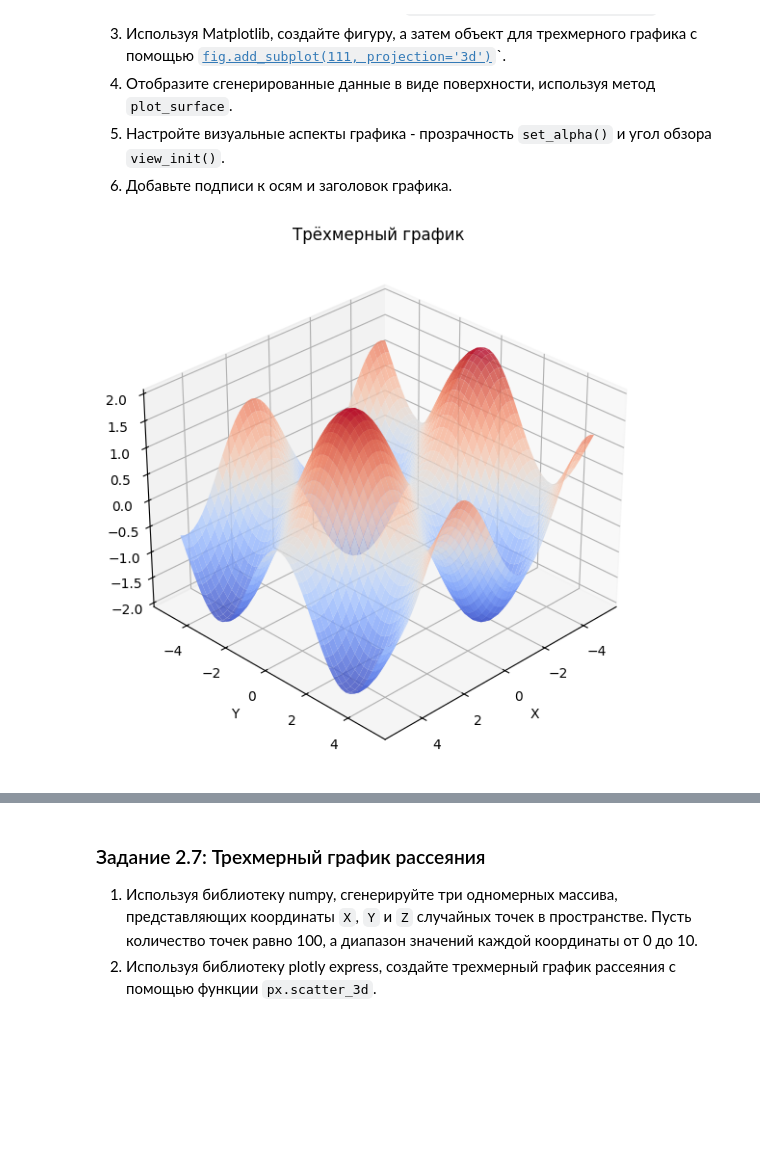
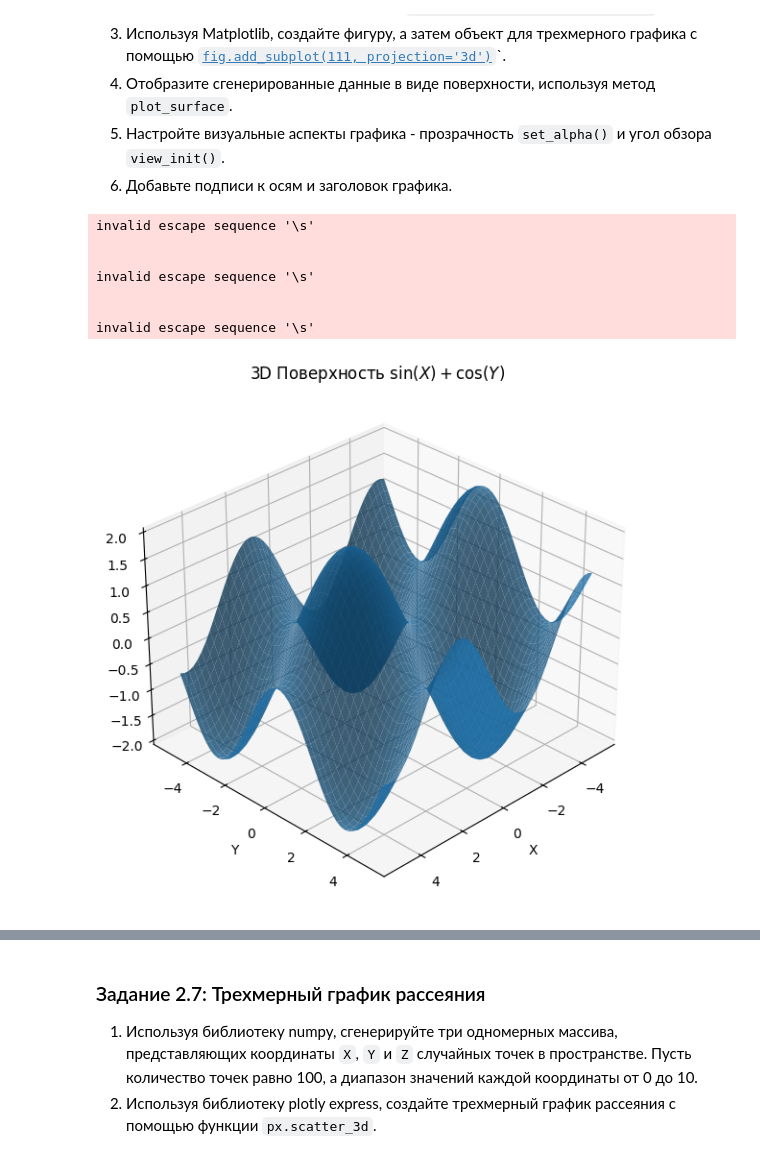
Before and after one commit to fruct49/ml_practice, a Jupyter notebook: "Практическая_работа_№3_Matplotlib_Plotly_ipynb".ipynb, the cells around one changed output, grey strips where cells are left out. Drawn from its saved outputs; the diff is of its cells as text; code cells hidden in the pictures; blank space fills up the shorter version.

```diff
--- a/"Практическая_работа_№3_Matplotlib_Plotly_ipynb".ipynb
+++ b/"Практическая_работа_№3_Matplotlib_Plotly_ipynb".ipynb
@@ -371,23 +364,30 @@ plt.show()
 # %%
 from mpl_toolkits.mplot3d import Axes3D
 
 x = np.linspace(-5, 5, 50)
 y = np.linspace(-5, 5, 50)
 X, Y = np.meshgrid(x, y)
 Z = np.sin(X) + np.cos(Y)
 
 fig = plt.figure(figsize=(10, 7))
 ax = fig.add_subplot(111, projection='3d')
-surf = ax.plot_surface(X, Y, Z, cmap='coolwarm', alpha=0.8)
+surf = ax.plot_surface(X, Y, Z, alpha=0.8)
 
 ax.set_xlabel('X')
 ax.set_ylabel('Y')
 ax.set_zlabel('Z')
-ax.set_title('Трёхмерный график')
+ax.set_title('3D Поверхность $\sin(X) + \cos(Y)$')
 ax.view_init(elev=30, azim=45)
 plt.show()
 # %% [output]
+invalid escape sequence '\s'
+
+
+invalid escape sequence '\s'
+
+
+invalid escape sequence '\s'
-[figure, old version]
+[figure, new version]
 # %% [markdown]
 ![image.png](embedded-picture-1)
 # %% [markdown]
```
Also changed, not shown: parts of 18 cells of this notebook.
